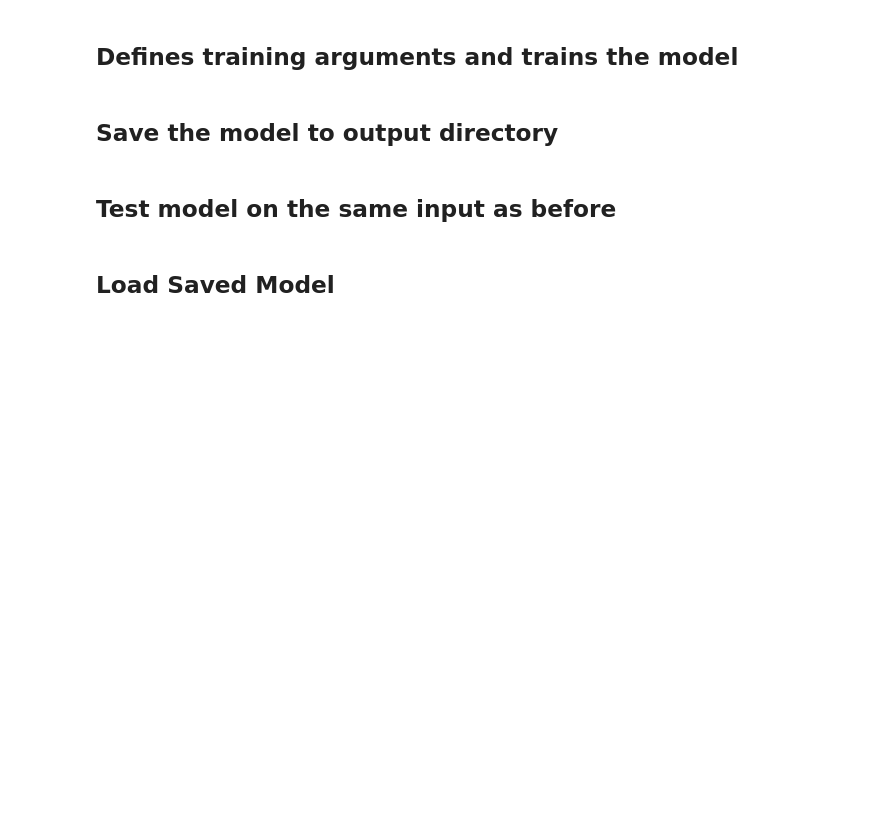
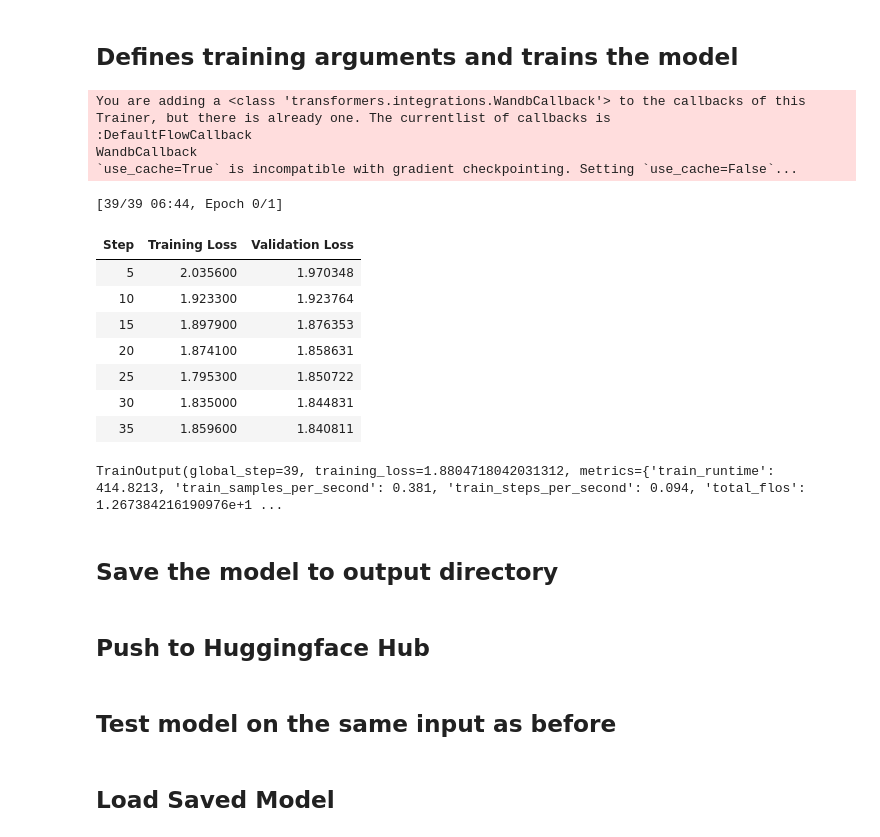
Before and after one commit to kwameandre/finetuning_llama2, a Jupyter notebook: llama-recipes/quickstart.ipynb, the cells around one changed output. Saved outputs shown, nothing was run; the diff lists cells and outputs as text; code cells hidden in the pictures; blank space fills up the shorter version.

```diff
--- a/llama-recipes/quickstart.ipynb
+++ b/llama-recipes/quickstart.ipynb
@@ -126,6 +138,19 @@ model = AutoModelForCausalLM.from_pretrained(
 dataset = load_dataset('csv', data_files='samsum-data/samsum-train.csv',split = 'train')
 valset = load_dataset('csv', data_files='samsum-data/samsum-validation.csv',split = 'train')
 testset = load_dataset('csv', data_files='samsum-data/samsum-test.csv',split = 'train')
+
+shorten_percentage = 10
+
+# Shorten the datasets
+def shorten_dataset(dataset, percentage):
+    num_samples = len(dataset)
+    new_num_samples = int(num_samples * (percentage / 100.0))
+    return dataset.shuffle(seed=42).select(list(range(new_num_samples)))
+
+# Shorten each dataset
+dataset = shorten_dataset(dataset, shorten_percentage)
+valset = shorten_dataset(valset, shorten_percentage)
+testset = shorten_dataset(testset, shorten_percentage)
 
 #Edit the prompt to tell the model what to do including the variables from prompt.format
 prompt = (
@@ -287,7 +317,7 @@ enable_profiler = False
 config = {
     'lora_config': lora_config,
     'learning_rate': 1e-4,
-    'num_train_epochs': 2,
+    'num_train_epochs': 1, #2
     'gradient_accumulation_steps': 2,
     'per_device_train_batch_size': 2,
     'gradient_checkpointing': False,
@@ -318,38 +363,61 @@ else:
 # %% [markdown]
 ## Defines training arguments and trains the model
 # %%
+#Plotted train loss
 torch.cuda.empty_cache()
 # Define training args
+from transformers.integrations import WandbCallback
+
 training_args = TrainingArguments(
     output_dir=output_dir,
     overwrite_output_dir=True,
     bf16=True,
-    logging_dir=f"{output_dir}/logs",
+    #logging_dir=f"{output_dir}/logs",
     logging_strategy="steps",
     evaluation_strategy="steps",
-    logging_steps=5,  #10
-    eval_steps=5, #new
+    logging_steps=5,
+    eval_steps=5,
     save_strategy="steps",
     optim="adamw_torch_fused",
     auto_find_batch_size = True,
     max_steps=total_steps if enable_profiler else -1,
     **{k:v for k,v in config.items() if k != 'lora_config'},
     remove_unused_columns=False,
-    save_steps=10, #1
+    save_steps=10,
     save_total_limit=5,
-    load_best_model_at_end=True #false
+    load_best_model_at_end=True,
+    push_to_hub=False,  # Set this to False to avoid conflicts with W&B logging
+    logging_dir=wandb.run.dir,
+    report_to="wandb",
 )
-
 with profiler:
     # Create Trainer instance
     trainer = Trainer(
         model=model,
         args=training_args,
         train_dataset=train_dataset,
         eval_dataset=val_dataset,
         data_collator=default_data_collator,
-        callbacks=[profiler_callback] if enable_profiler else [],
+        callbacks=[profiler_callback, WandbCallback()] if enable_profiler else [WandbCallback()],
     )
 
 # Start training
 trainer.train()
+#/home/kwamea/.conda/envs/llms_env/lib/python3.10/site-packages/tensorboard/main.py
+#%load_ext tensorboard
+#%tensorboard --logdir=.
+# %% [output]
+You are adding a <class 'transformers.integrations.WandbCallback'> to the callbacks of this Trainer, but there is already one. The currentlist of callbacks is
+:DefaultFlowCallback
+WandbCallback
+`use_cache=True` is incompatible with gradient checkpointing. Setting `use_cache=False`...
+[39/39 06:44, Epoch 0/1]
+| Step | Training Loss | Validation Loss |
+| 5 | 2.035600 | 1.970348 |
+| 10 | 1.923300 | 1.923764 |
+| 15 | 1.897900 | 1.876353 |
+| 20 | 1.874100 | 1.858631 |
+| 25 | 1.795300 | 1.850722 |
+| 30 | 1.835000 | 1.844831 |
+| 35 | 1.859600 | 1.840811 |
+TrainOutput(global_step=39, training_loss=1.8804718042031312, metrics={'train_runtime': 414.8213, 'train_samples_per_second': 0.381, 'train_steps_per_second': 0.094, 'total_flos': 1.267384216190976e+1 ...
@@ -376,3 +451,5 @@ def lora_config_serializer(obj):
 # Write the dictionary to the JSON file using the custom serializer
 with open(json_file_path, "w") as json_file:
     json.dump(peft_config, json_file, default=lora_config_serializer, indent=4)
+# %% [markdown]
+## Push to Huggingface Hub
```
Also changed, not shown: parts of 12 cells of this notebook, 1 other file.
